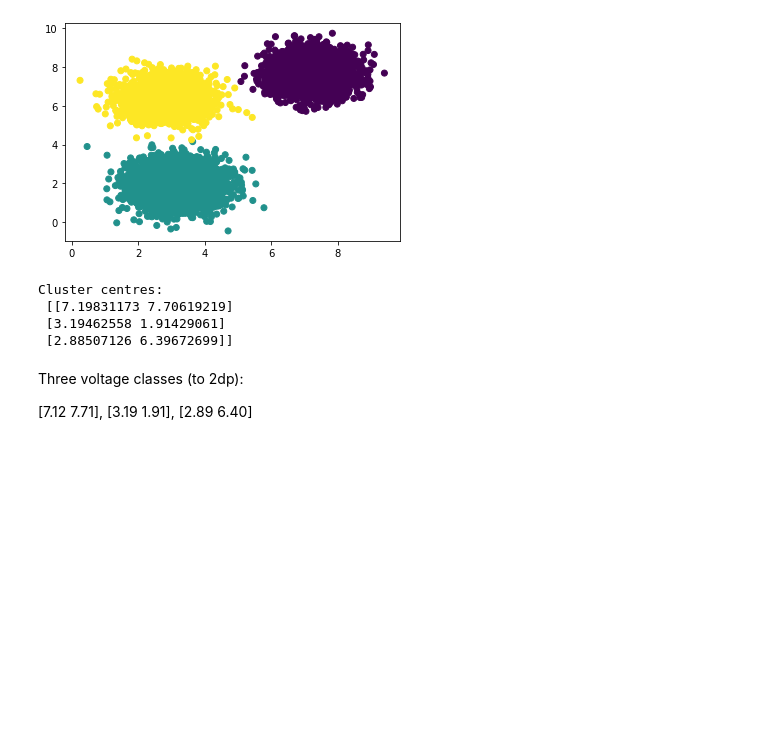
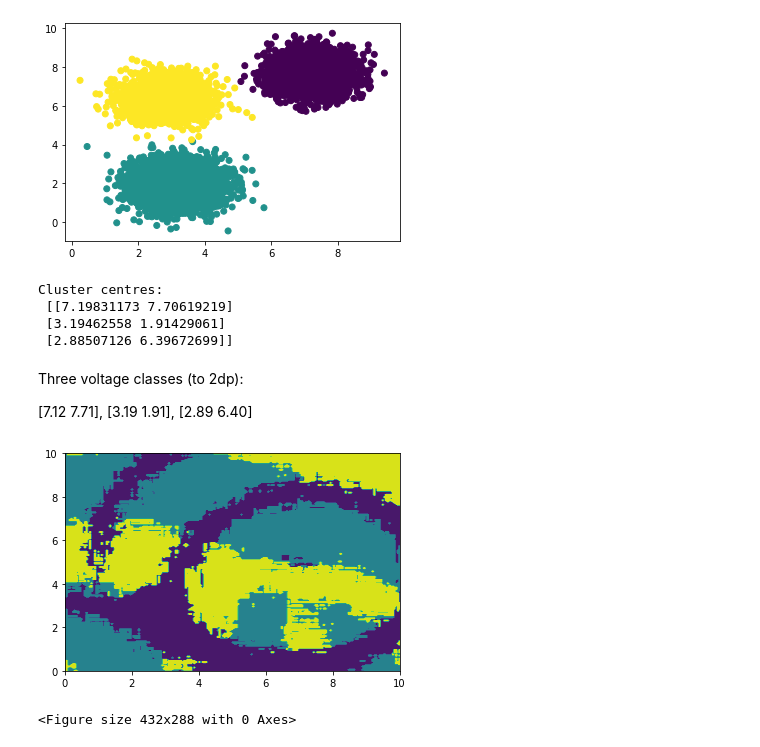
Before and after one commit to choiboy92/ImperialML, a Jupyter notebook: Tutorial 9/Tutorial9.ipynb, the cells around one changed output. Saved outputs shown, nothing was run; the diff lists cells and outputs as text; code cells hidden in the pictures; blank space fills up the shorter version.

Commit message:
Complete submission section

```diff
--- a/Tutorial 9/Tutorial9.ipynb
+++ b/Tutorial 9/Tutorial9.ipynb
@@ -144,3 +144,32 @@ Cluster centres:
 Three voltage classes (to 2dp):
 
 [7.12 7.71], [3.19 1.91], [2.89 6.40]
+# %%
+# SUBMISSION B
+from sklearn import ensemble
+
+npx=200
+npy=200
+x1line = np.linspace(0, 10, npx)
+x2line = np.linspace(0, 10, npy)
+x1grid, x2grid = np.meshgrid(x1line, x2line)
+Xgrid = np.array([x1grid, x2grid]).reshape([2,npx*npy]).T
+
+
+x1 = np.array(df['x1'])
+x2 = np.array(df['x2'])
+X = np.concatenate((x1.reshape(len(x1), 1), x2.reshape(len(x2), 1)), axis=1)
+
+rf = ensemble.RandomForestClassifier(n_estimators=100,max_depth=20)
+rf.fit(X,y_km)
+
+rf_pred = rf.predict(Xgrid)
+rf_plot = rf_pred.reshape(npx,npy)
+
+fig, ax = plt.subplots()
+plt.contourf(x1line,x2line,rf_plot)
+plt.show()
+plt.savefig('RandomForestB.png')
+# %% [output]
+[figure, added]
+<Figure size 432x288 with 0 Axes>
```
Also changed, not shown: parts of 4 cells of this notebook.
